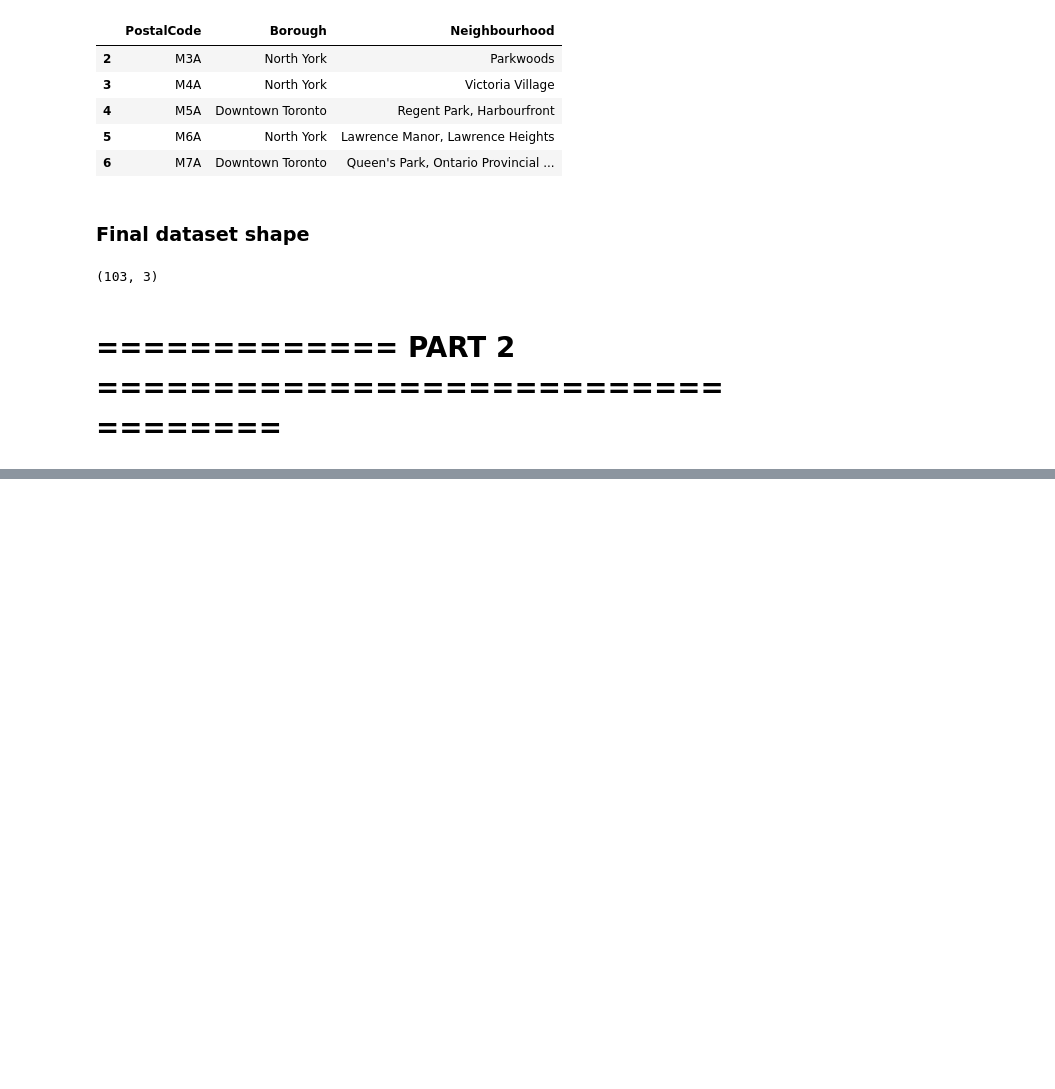
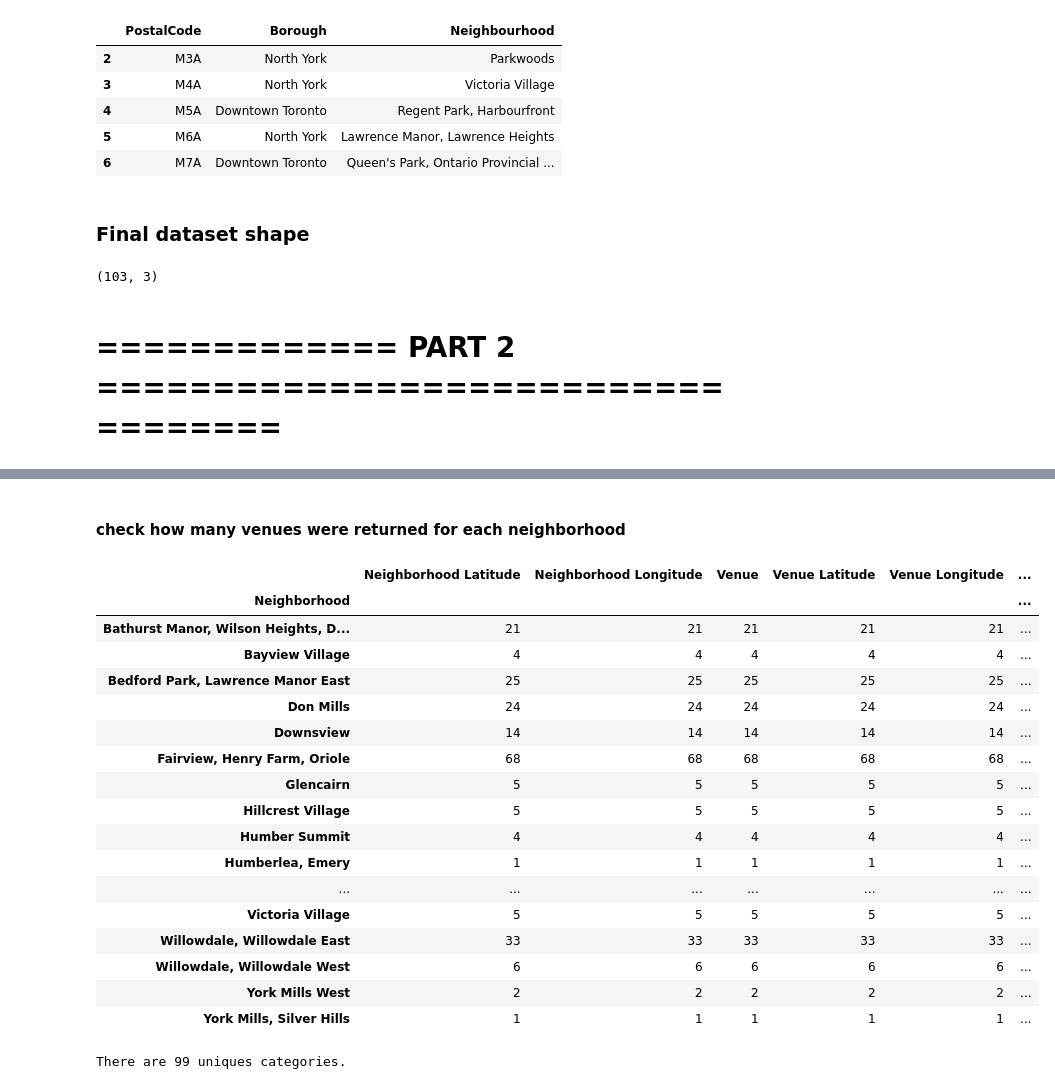
Before and after one commit to storwood/Coursera_Capstone, a Jupyter notebook: Segmenting_and_Clustering_Neighborhoods_in_Toronto.ipynb, the cells around one changed output, grey strips where cells are left out. Saved outputs shown, nothing was run; the diff lists cells and outputs as text; code cells hidden in the pictures; blank space fills up the shorter version.

```diff
--- a/Segmenting_and_Clustering_Neighborhoods_in_Toronto.ipynb
+++ b/Segmenting_and_Clustering_Neighborhoods_in_Toronto.ipynb
@@ -57,0 +114,22 @@ toronto_data.shape
+# %%
+# create map of Toronto using random latitude and longitude values from Toronto
+import folium
+latitude = toronto_geo_data.loc[0,'Latitude']
+longitude = toronto_geo_data.loc[0,'Longitude']
+map_toronto = folium.Map(location=[latitude, longitude], zoom_start=10)
+
+# add markers to map
+for lat, lng, borough, neighborhood in zip(toronto_geo_data['Latitude'], toronto_geo_data['Longitude'], toronto_geo_data['Borough'], toronto_geo_data['Neighbourhood']):
+    label = '{}, {}'.format(neighborhood, borough)
+    label = folium.Popup(label, parse_html=True)
+    folium.CircleMarker(
+        [lat, lng],
+        radius=5,
+        popup=label,
+        color='blue',
+        fill=True,
+        fill_color='#3186cc',
+        fill_opacity=0.7,
+        parse_html=False).add_to(map_toronto)
+
+map_toronto
@@ -57,0 +251,27 @@ toronto_data.shape
+# %% [markdown]
+#### check how many venues were returned for each neighborhood
+# %%
+nort_york_venues.groupby('Neighborhood').count()
+# %% [output]
+|  | Neighborhood Latitude | Neighborhood Longitude | Venue | Venue Latitude | Venue Longitude | ... |
+| Neighborhood |  |  |  |  |  | ... |
+| Bathurst Manor, Wilson Heights, D... | 21 | 21 | 21 | 21 | 21 | ... |
+| Bayview Village | 4 | 4 | 4 | 4 | 4 | ... |
+| Bedford Park, Lawrence Manor East | 25 | 25 | 25 | 25 | 25 | ... |
+| Don Mills | 24 | 24 | 24 | 24 | 24 | ... |
+| Downsview | 14 | 14 | 14 | 14 | 14 | ... |
+| Fairview, Henry Farm, Oriole | 68 | 68 | 68 | 68 | 68 | ... |
+| Glencairn | 5 | 5 | 5 | 5 | 5 | ... |
+| Hillcrest Village | 5 | 5 | 5 | 5 | 5 | ... |
+| Humber Summit | 4 | 4 | 4 | 4 | 4 | ... |
+| Humberlea, Emery | 1 | 1 | 1 | 1 | 1 | ... |
+| ... | ... | ... | ... | ... | ... | ... |
+| Victoria Village | 5 | 5 | 5 | 5 | 5 | ... |
+| Willowdale, Willowdale East | 33 | 33 | 33 | 33 | 33 | ... |
+| Willowdale, Willowdale West | 6 | 6 | 6 | 6 | 6 | ... |
+| York Mills West | 2 | 2 | 2 | 2 | 2 | ... |
+| York Mills, Silver Hills | 1 | 1 | 1 | 1 | 1 | ... |
+# %%
+print('There are {} uniques categories.'.format(len(nort_york_venues['Venue Category'].unique())))
+# %% [output]
+There are 99 uniques categories.
```
Also changed, not shown: parts of 35 cells of this notebook.
